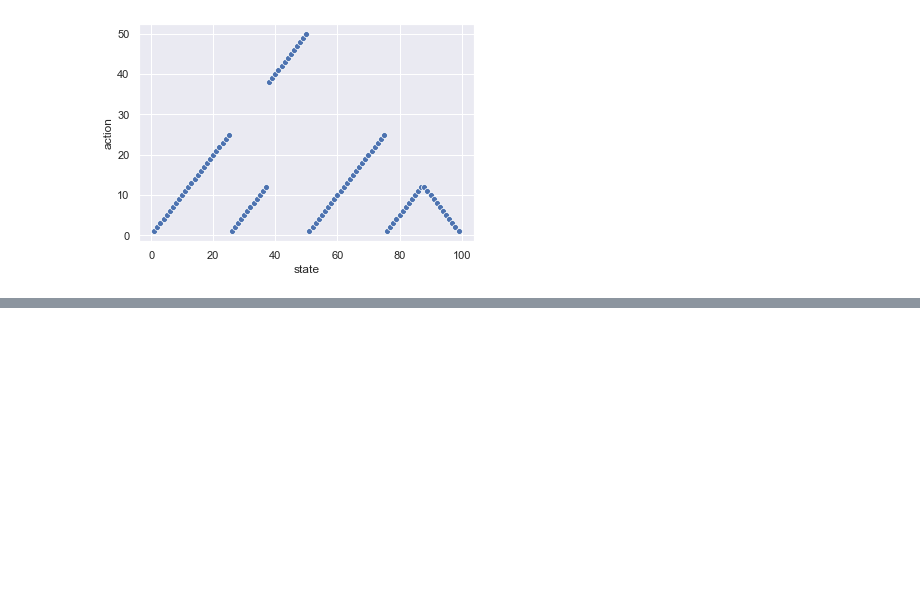
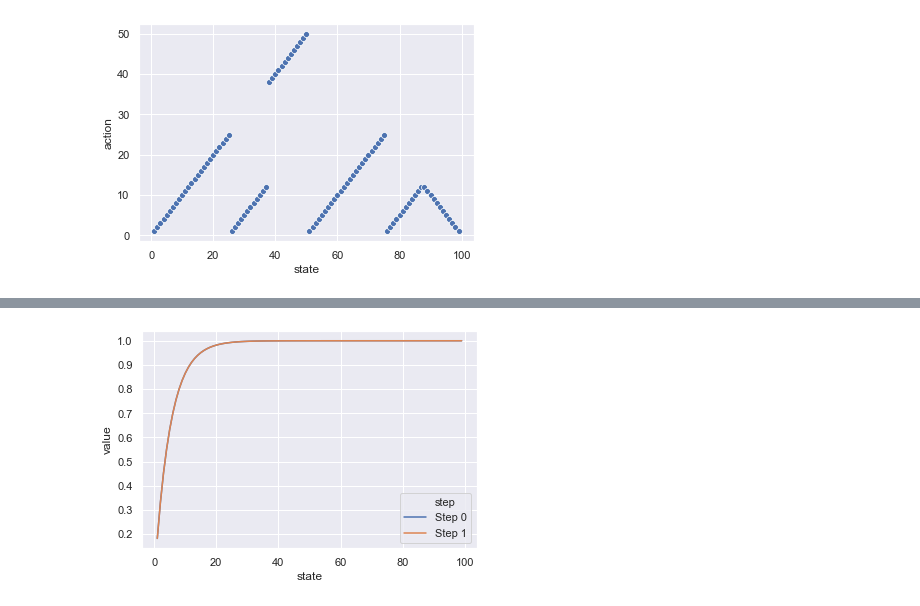
Before and after one commit to rcharan/phutball, a Jupyter notebook: rl/Sutton-Barto.ipynb, the cells around one changed output, grey strips where cells are left out. Saved outputs shown, nothing was run; the diff lists cells and outputs as text; code cells hidden in the pictures; blank space fills up the shorter version.

```diff
--- a/rl/Sutton-Barto.ipynb
+++ b/rl/Sutton-Barto.ipynb
@@ -411,0 +504,10 @@ Delta is the log base 10 of the sup norm of the change in the value function
+# %%
+matrix   = np.array([eqn(i) for i in range(1, 100)])
+target   = np.array([0] * 98 + [0.55])
+solution = np.linalg.inv(matrix) @ target
+# %%
+value_function = ValueFunction(solution)
+optimizer      = ValueIteration(0.55, value_function, tolerance = 10**(-10))
+optimizer.run()
+optimizer.plot_value_functions()
+# %% [output]
@@ -411,0 +516 @@ Delta is the log base 10 of the sup norm of the change in the value function
+[figure, added]
```
Also changed, not shown: parts of 7 cells of this notebook.
